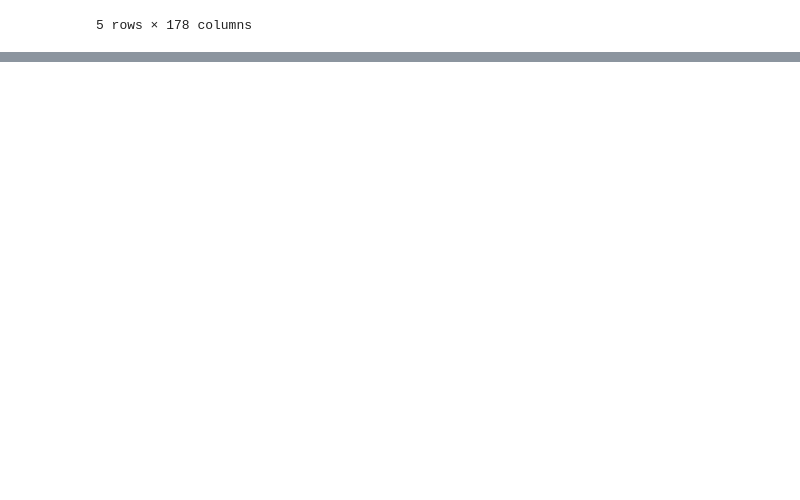
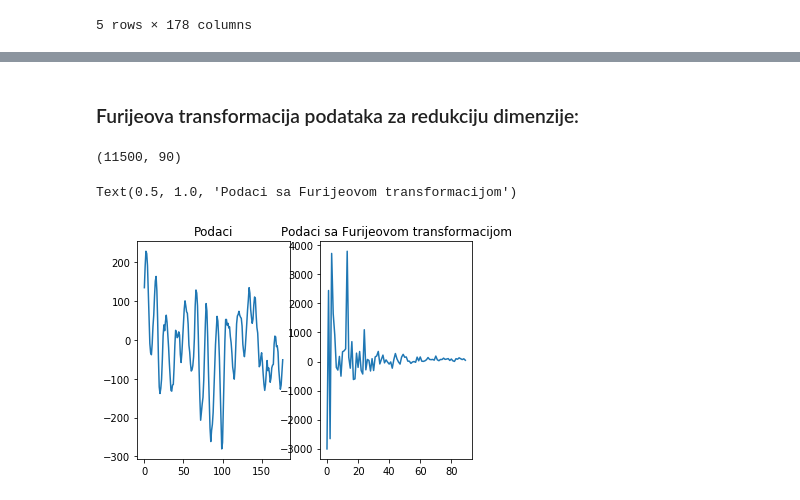
Before and after one commit to Vildana96/Projects, a Jupyter notebook: main.ipynb, the cells around one changed output, grey strips where cells are left out. Drawn from its saved outputs; the diff is of its cells as text; code cells hidden in the pictures; blank space fills up the shorter version.

```diff
--- a/main.ipynb
+++ b/main.ipynb
@@ -137,0 +173,5 @@ plt.legend(loc = 'upper right')
+# %%
+from sklearn import preprocessing
+scaler = preprocessing.StandardScaler()
+scaler.fit(X)
+X_standardizovano = scaler.transform(X)
@@ -137,0 +188,17 @@ plt.legend(loc = 'upper right')
+# %% [markdown]
+### Furijeova transformacija podataka za redukciju dimenzije:
+# %%
+X_fft = np.fft.rfft(X, axis=1).astype(float)
+X_fft.shape
+# %% [output]
+(11500, 90)
+# %%
+plt.subplot(1,2,1)
+plt.plot(np.arange(number_of_columns),  X.iloc[0, :])
+plt.title('Podaci')
+plt.subplot(1,2,2)
+plt.plot(np.arange(X_fft.shape[1]),  X_fft[0, :])
+plt.title('Podaci sa Furijeovom transformacijom')
+# %% [output]
+Text(0.5, 1.0, 'Podaci sa Furijeovom transformacijom')
+[figure, added]
```
Also changed, not shown: parts of 46 cells of this notebook.
